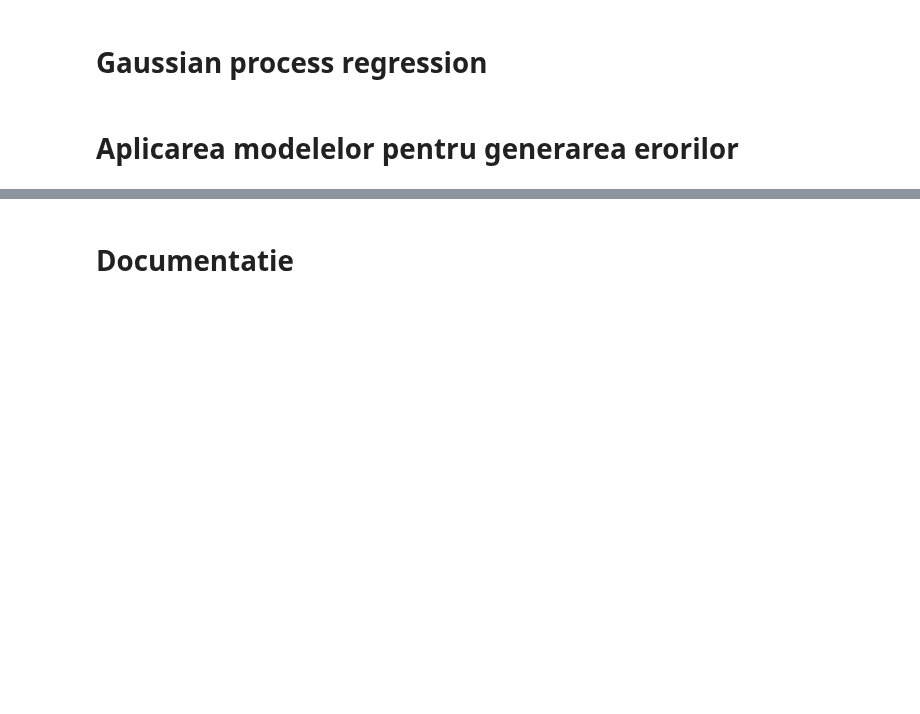
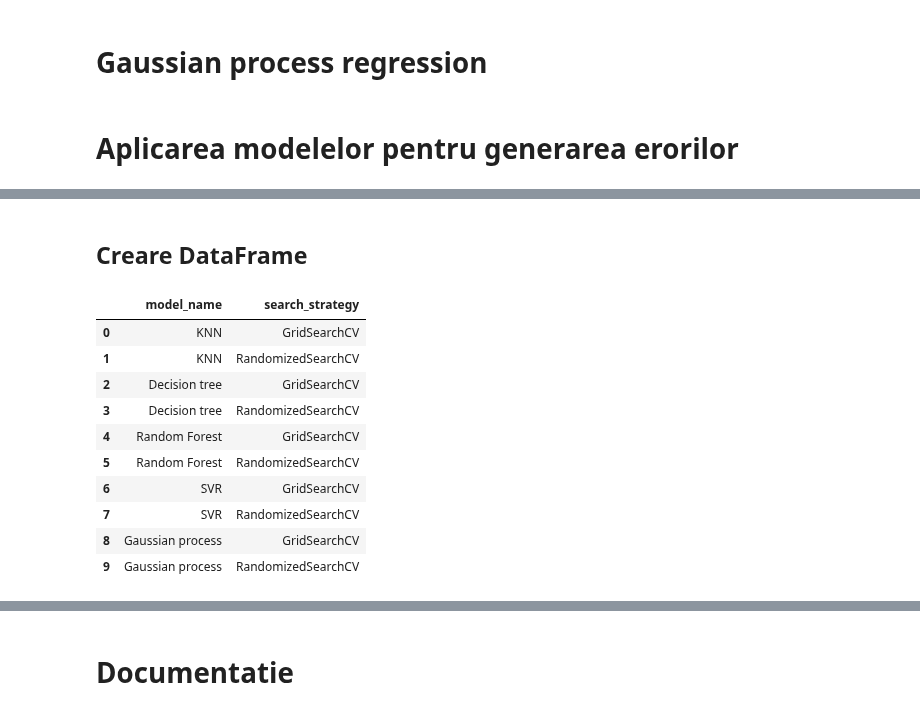
Before and after one commit to Bianca008/IDS_Lixandru_Pepene, a Jupyter notebook: Laborator9/Laborator9.ipynb, the cells around one changed output, grey strips where cells are left out. Drawn from its saved outputs; the diff is of its cells as text; code cells hidden in the pictures; blank space fills up the shorter version.

```diff
--- a/Laborator9/Laborator9.ipynb
+++ b/Laborator9/Laborator9.ipynb
@@ -441,0 +489,17 @@ KeyboardInterrupt:
+# %% [markdown]
+## Creare DataFrame
+# %%
+smallerDataFrame = pd.DataFrame(smallerList, columns = ['model_name', 'search_strategy'])
+smallerDataFrame.style
+# %% [output]
+|  | model_name | search_strategy |
+| 0 | KNN | GridSearchCV |
+| 1 | KNN | RandomizedSearchCV |
+| 2 | Decision tree | GridSearchCV |
+| 3 | Decision tree | RandomizedSearchCV |
+| 4 | Random Forest | GridSearchCV |
+| 5 | Random Forest | RandomizedSearchCV |
+| 6 | SVR | GridSearchCV |
+| 7 | SVR | RandomizedSearchCV |
+| 8 | Gaussian process | GridSearchCV |
+| 9 | Gaussian process | RandomizedSearchCV |
```
Also changed, not shown: parts of 28 cells of this notebook, 9 other files.
